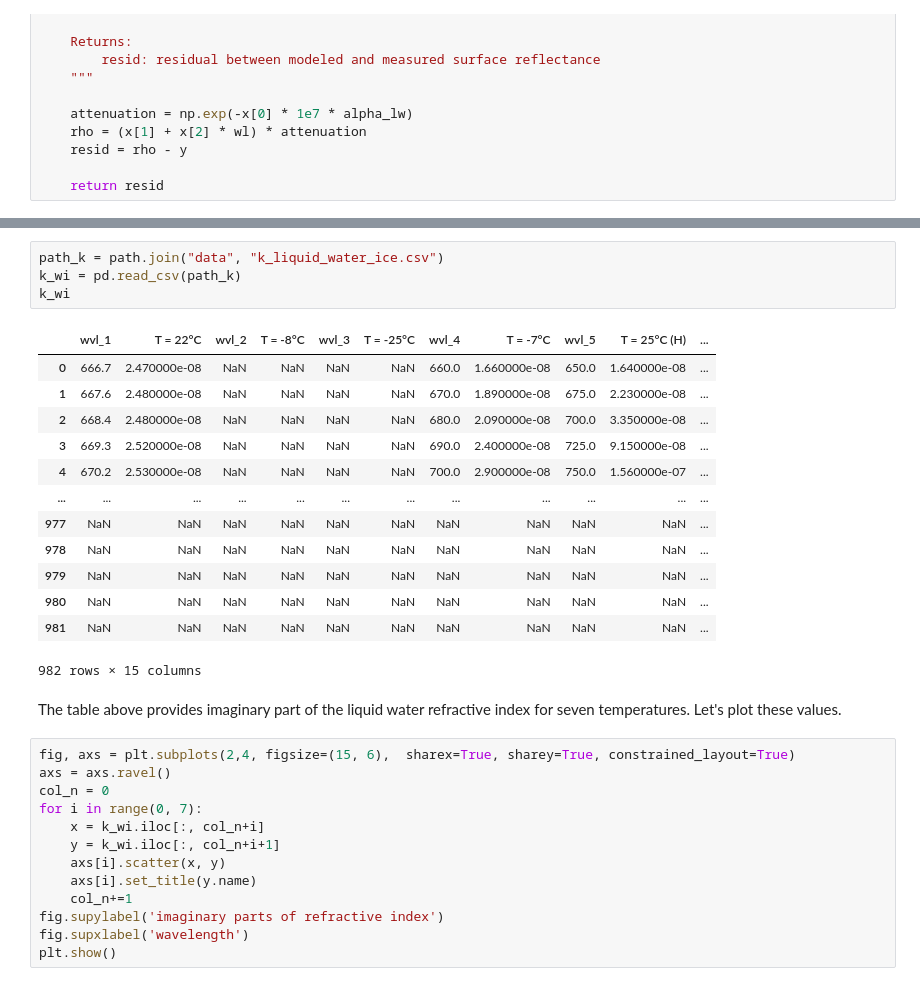
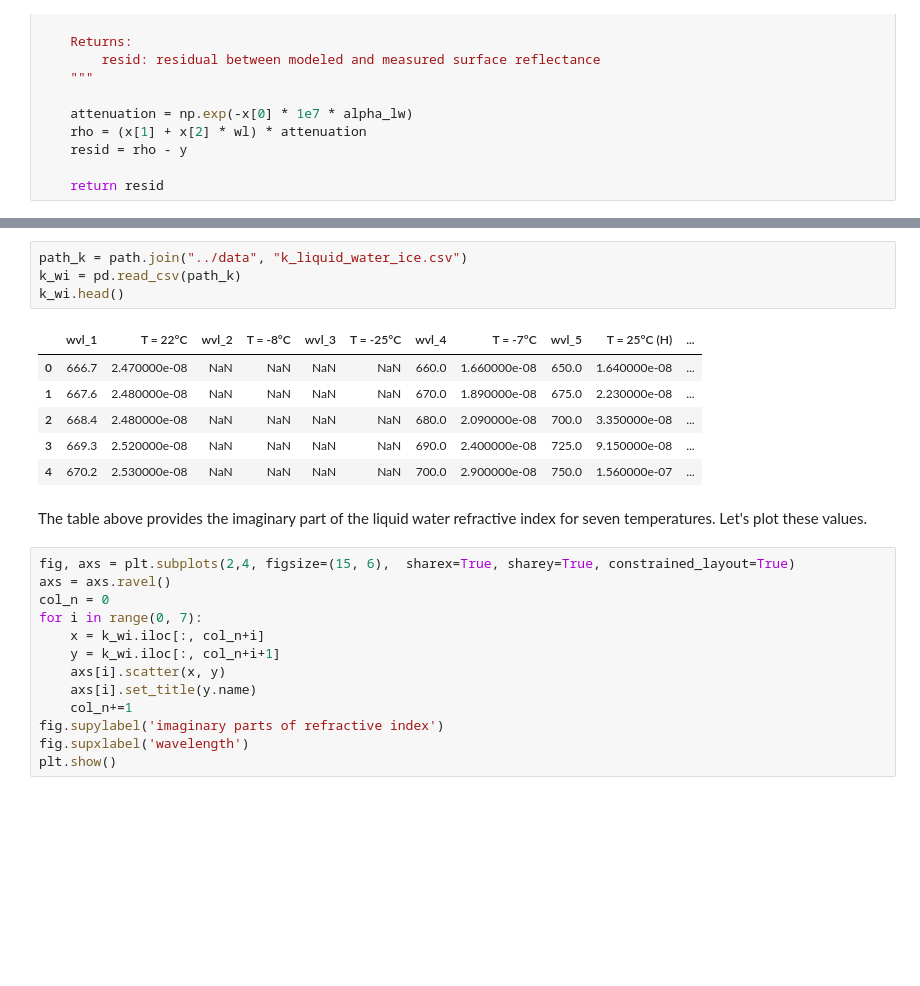
Before and after one commit to rupesh2/ewt_cwc, a Jupyter notebook: notebooks/cwc_avirisng.ipynb, the cells around one changed output, grey strips where cells are left out. Saved outputs shown, nothing was run; the diff lists cells and outputs as text; blank space fills up the shorter version.

```diff
--- a/notebooks/cwc_avirisng.ipynb
+++ b/notebooks/cwc_avirisng.ipynb
@@ -149,23 +149,16 @@ There is a file at `data` folder called `k_liquid_water_ice.csv` which provides
 # %%
-path_k = path.join("data", "k_liquid_water_ice.csv")
+path_k = path.join("../data", "k_liquid_water_ice.csv")
 k_wi = pd.read_csv(path_k)
-k_wi
+k_wi.head()
 # %% [output]
 |  | wvl_1 | T = 22°C | wvl_2 | T = -8°C | wvl_3 | T = -25°C | wvl_4 | T = -7°C | wvl_5 | T = 25°C (H) | ... |
 | 0 | 666.7 | 2.470000e-08 | NaN | NaN | NaN | NaN | 660.0 | 1.660000e-08 | 650.0 | 1.640000e-08 | ... |
 | 1 | 667.6 | 2.480000e-08 | NaN | NaN | NaN | NaN | 670.0 | 1.890000e-08 | 675.0 | 2.230000e-08 | ... |
 | 2 | 668.4 | 2.480000e-08 | NaN | NaN | NaN | NaN | 680.0 | 2.090000e-08 | 700.0 | 3.350000e-08 | ... |
 | 3 | 669.3 | 2.520000e-08 | NaN | NaN | NaN | NaN | 690.0 | 2.400000e-08 | 725.0 | 9.150000e-08 | ... |
 | 4 | 670.2 | 2.530000e-08 | NaN | NaN | NaN | NaN | 700.0 | 2.900000e-08 | 750.0 | 1.560000e-07 | ... |
-| ... | ... | ... | ... | ... | ... | ... | ... | ... | ... | ... | ... |
-| 977 | NaN | NaN | NaN | NaN | NaN | NaN | NaN | NaN | NaN | NaN | ... |
-| 978 | NaN | NaN | NaN | NaN | NaN | NaN | NaN | NaN | NaN | NaN | ... |
-| 979 | NaN | NaN | NaN | NaN | NaN | NaN | NaN | NaN | NaN | NaN | ... |
-| 980 | NaN | NaN | NaN | NaN | NaN | NaN | NaN | NaN | NaN | NaN | ... |
-| 981 | NaN | NaN | NaN | NaN | NaN | NaN | NaN | NaN | NaN | NaN | ... |
-982 rows × 15 columns
 # %% [markdown]
-The table above provides imaginary part of the liquid water refractive index for seven temperatures. Let's plot these values.
+The table above provides the imaginary part of the liquid water refractive index for seven temperatures. Let's plot these values.
 # %%
 fig, axs = plt.subplots(2,4, figsize=(15, 6),  sharex=True, sharey=True, constrained_layout=True)
 axs = axs.ravel()
```
Also changed, not shown: parts of 11 cells of this notebook.
